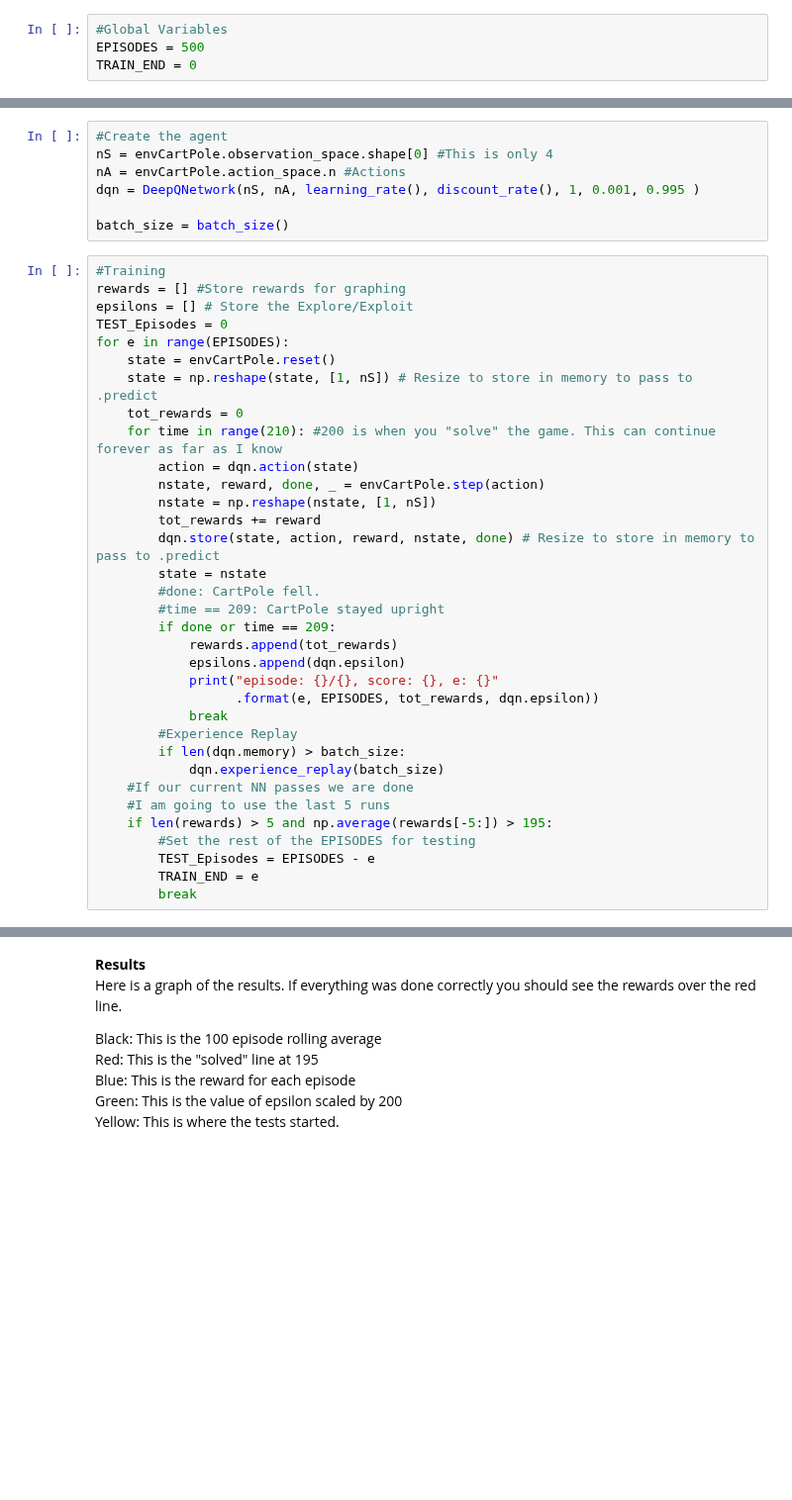
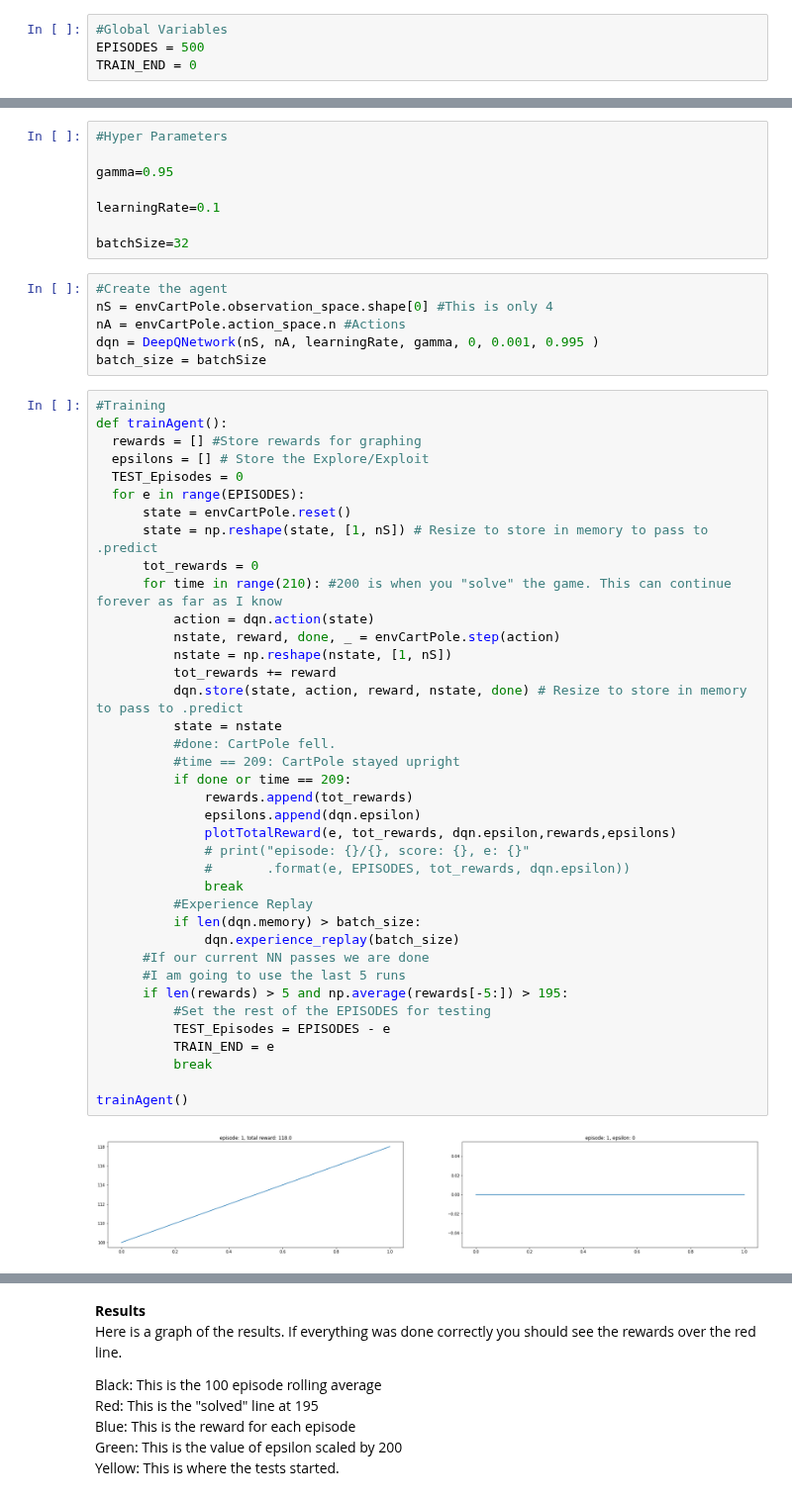
Before and after one commit to knpatel2/ai-webdev, a Jupyter notebook: lessons/lesson-04/lesson-04.ipynb, the cells around one changed output, grey strips where cells are left out. Shown at 99% size. Drawn from its saved outputs; the diff is of its cells as text; blank space fills up the shorter version.

```diff
--- a/lessons/lesson-04/lesson-04.ipynb
+++ b/lessons/lesson-04/lesson-04.ipynb
@@ -263,42 +295,54 @@ class DeepQNetwork():
+# %%
+#Hyper Parameters
+
+gamma=0.95
+
+learningRate=0.1
+
+batchSize=32
 # %%
 #Create the agent
 nS = envCartPole.observation_space.shape[0] #This is only 4
 nA = envCartPole.action_space.n #Actions
-dqn = DeepQNetwork(nS, nA, learning_rate(), discount_rate(), 1, 0.001, 0.995 )
-
-batch_size = batch_size()
+dqn = DeepQNetwork(nS, nA, learningRate, gamma, 0, 0.001, 0.995 )
+batch_size = batchSize
 # %%
 #Training
-rewards = [] #Store rewards for graphing
-epsilons = [] # Store the Explore/Exploit
-TEST_Episodes = 0
-for e in range(EPISODES):
-    state = envCartPole.reset()
-    state = np.reshape(state, [1, nS]) # Resize to store in memory to pass to .predict
-    tot_rewards = 0
-    for time in range(210): #200 is when you "solve" the game. This can continue forever as far as I know
-        action = dqn.action(state)
-        nstate, reward, done, _ = envCartPole.step(action)
-        nstate = np.reshape(nstate, [1, nS])
-        tot_rewards += reward
-        dqn.store(state, action, reward, nstate, done) # Resize to store in memory to pass to .predict
-        state = nstate
-        #done: CartPole fell.
-        #time == 209: CartPole stayed upright
-        if done or time == 209:
-            rewards.append(tot_rewards)
-            epsilons.append(dqn.epsilon)
-            print("episode: {}/{}, score: {}, e: {}"
-                  .format(e, EPISODES, tot_rewards, dqn.epsilon))
-            break
-        #Experience Replay
-        if len(dqn.memory) > batch_size:
-            dqn.experience_replay(batch_size)
-    #If our current NN passes we are done
-    #I am going to use the last 5 runs
-    if len(rewards) > 5 and np.average(rewards[-5:]) > 195:
-        #Set the rest of the EPISODES for testing
-        TEST_Episodes = EPISODES - e
-        TRAIN_END = e
-        break
+def trainAgent():
+  rewards = [] #Store rewards for graphing
+  epsilons = [] # Store the Explore/Exploit
+  TEST_Episodes = 0
+  for e in range(EPISODES):
+      state = envCartPole.reset()
+      state = np.reshape(state, [1, nS]) # Resize to store in memory to pass to .predict
+      tot_rewards = 0
+      for time in range(210): #200 is when you "solve" the game. This can continue forever as far as I know
+          action = dqn.action(state)
+          nstate, reward, done, _ = envCartPole.step(action)
+          nstate = np.reshape(nstate, [1, nS])
+          tot_rewards += reward
+          dqn.store(state, action, reward, nstate, done) # Resize to store in memory to pass to .predict
+          state = nstate
+          #done: CartPole fell.
+          #time == 209: CartPole stayed upright
+          if done or time == 209:
+              rewards.append(tot_rewards)
+              epsilons.append(dqn.epsilon)
+              plotTotalReward(e, tot_rewards, dqn.epsilon,rewards,epsilons)
+              # print("episode: {}/{}, score: {}, e: {}"
+              #       .format(e, EPISODES, tot_rewards, dqn.epsilon))
+              break
+          #Experience Replay
+          if len(dqn.memory) > batch_size:
+              dqn.experience_replay(batch_size)
+      #If our current NN passes we are done
+      #I am going to use the last 5 runs
+      if len(rewards) > 5 and np.average(rewards[-5:]) > 195:
+          #Set the rest of the EPISODES for testing
+          TEST_Episodes = EPISODES - e
+          TRAIN_END = e
+          break
+
+trainAgent()
 # %% [output]
+[figure, added]
```
Also changed, not shown: parts of 14 cells of this notebook.
